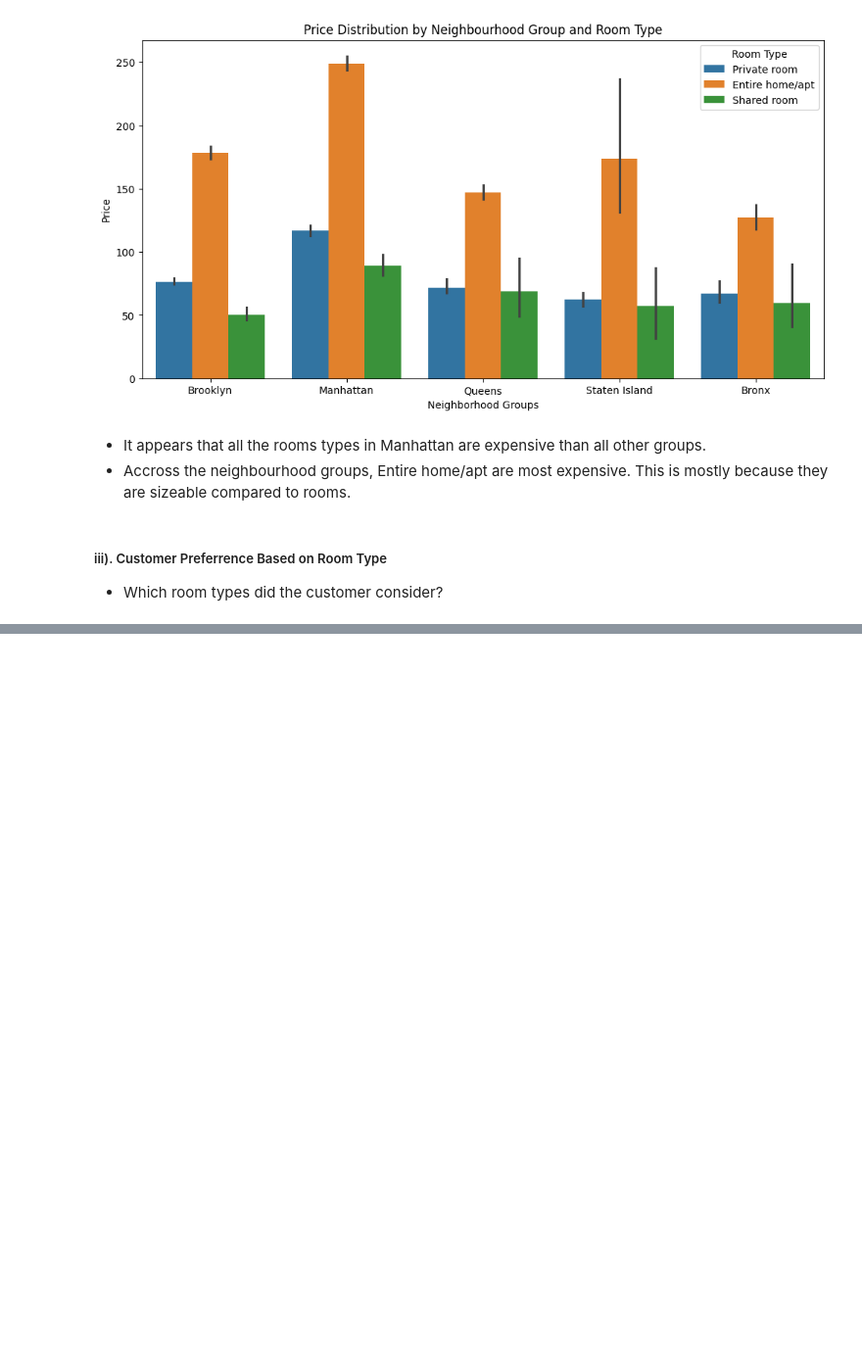
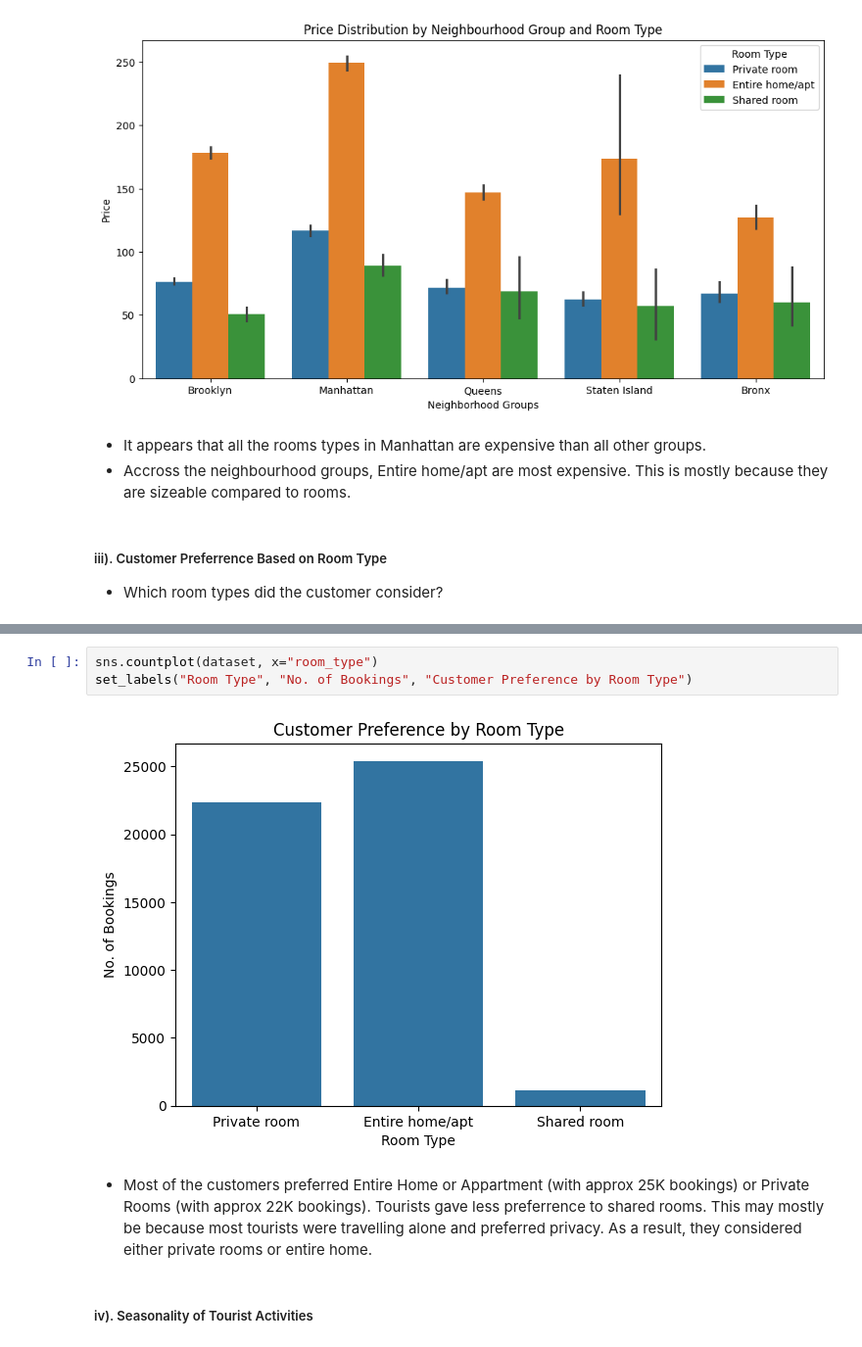
Before and after one commit to mut-rogers/nyc_aibnb_market, a Jupyter notebook: nyc_airbnb_analysis.ipynb, the cells around one changed output, grey strips where cells are left out. Shown at 98% size. Cells and saved outputs as stored; diff of their text form; blank space fills up the shorter version.

```diff
--- a/nyc_airbnb_analysis.ipynb
+++ b/nyc_airbnb_analysis.ipynb
@@ -158,3 +158,12 @@ dataset.head(5)
 | 2 | 3647 | THE VILLAGE OF HARLEM....NEW YORK ! | 4632 | Elisabeth | Manhattan | Harlem | 40.80902 | -73.94190 | ... |
 | 3 | 3831 | Cozy Entire Floor of Brownstone | 4869 | LisaRoxanne | Brooklyn | Clinton Hill | 40.68514 | -73.95976 | ... |
 | 4 | 5022 | Entire Apt: Spacious Studio/Loft ... | 7192 | Laura | Manhattan | East Harlem | 40.79851 | -73.94399 | ... |
+# %%
+sns.countplot(dataset, x="room_type")
+set_labels("Room Type", "No. of Bookings", "Customer Preference by Room Type")
+# %% [output]
+[figure, added]
+# %% [markdown]
+- Most of the customers preferred Entire Home or Appartment (with approx 25K bookings) or Private Rooms (with approx 22K bookings). Tourists gave less preferrence to shared rooms. This may mostly be because most tourists were travelling alone and preferred privacy. As a result, they considered either private rooms or entire home.
+# %% [markdown]
+##### iv). Seasonality of Tourist Activities
```
Also changed, not shown: parts of 7 cells of this notebook.
